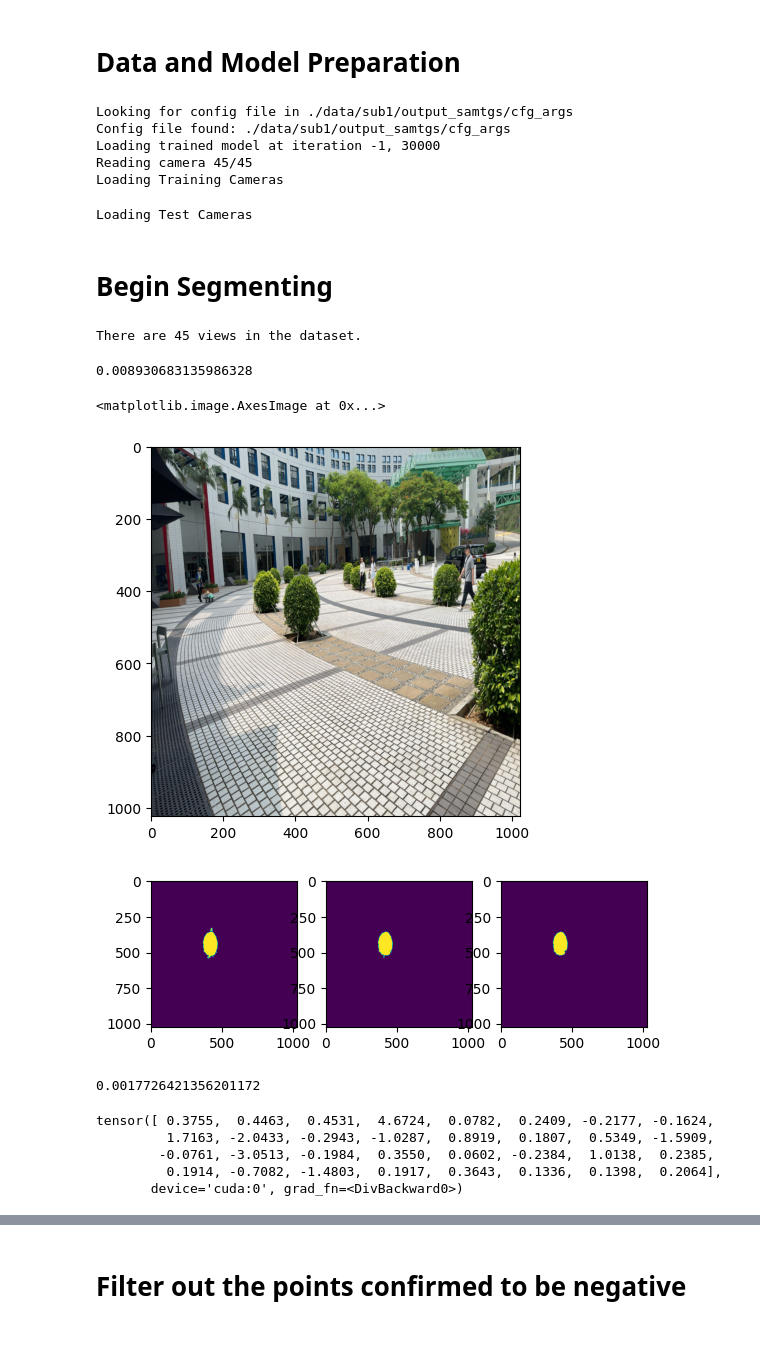
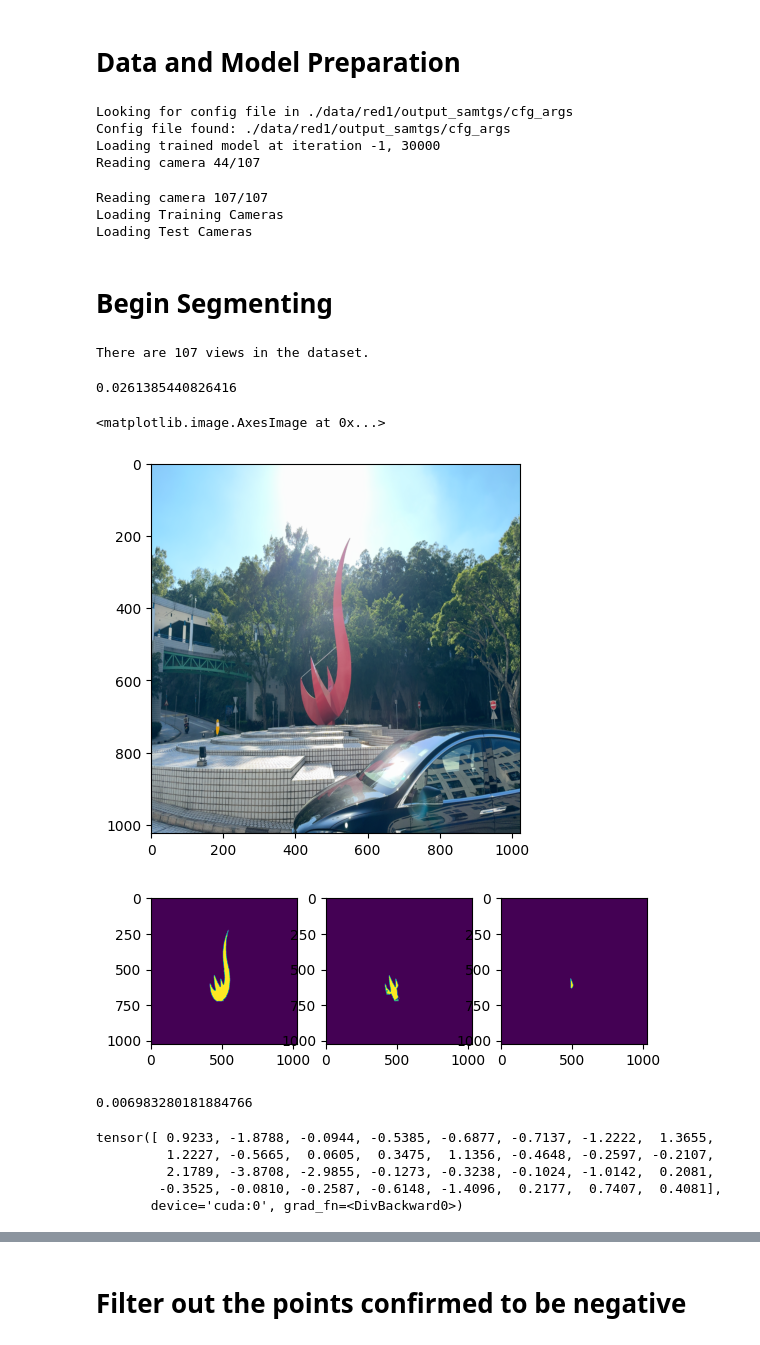
Before and after one commit to siyanhu/SegAnyGAussians, a Jupyter notebook: prompt_segmenting.ipynb, the cells around one changed output, grey strips where cells are left out. Cells and saved outputs as stored; diff of their text form; code cells hidden in the pictures.

Commit message:
add some scripts for different datasets

```diff
--- a/prompt_segmenting.ipynb
+++ b/prompt_segmenting.ipynb
@@ -244,12 +244,12 @@ def postprocess_growing(original_pcd, point_colors, seed_pcd, seed_point_colors,
 import os
 FEATURE_DIM = 32
 
-DATA_ROOT = './data/sub1'
+DATA_ROOT = './data/red1'
 # the model path, same to the --model_path in the training, after train_scene.py this folder will be created but named randomly
-MODEL_PATH = './data/sub1/output_samtgs'
+MODEL_PATH = './data/red1/output_samtgs'
 # 'lego_real_night_radial'
 SPIN_SCENE_NAME = 'HKUST'
-NVOS_SCENE_NAME = 'sub1'
+NVOS_SCENE_NAME = 'red1'
 FEATURE_GAUSSIAN_ITERATION = 30000
 
 SAM_PROJ_PATH = os.path.join(MODEL_PATH, f'point_cloud/iteration_{str(FEATURE_GAUSSIAN_ITERATION)}/sam_proj.pt')
@@ -304,11 +304,12 @@ scene = Scene(dataset, None, feature_gaussians, load_iteration=-1, feature_load_
 xyz = feature_gaussians.get_xyz
 point_features = feature_gaussians.get_point_features.cuda()
 # %% [output]
-Looking for config file in ./data/sub1/output_samtgs/cfg_args
-Config file found: ./data/sub1/output_samtgs/cfg_args
+Looking for config file in ./data/red1/output_samtgs/cfg_args
+Config file found: ./data/red1/output_samtgs/cfg_args
 Loading trained model at iteration -1, 30000
-Reading camera 45/45
-Loading Training Cameras
+Reading camera 44/107
+Reading camera 107/107
+Loading Training Cameras
 Loading Test Cameras
 # %%
 model_type = SAM_ARCH
@@ -320,7 +321,7 @@ predictor = SamPredictor(sam)
 cameras = scene.getTrainCameras()
 print("There are",len(cameras),"views in the dataset.")
 # %% [output]
-There are 45 views in the dataset.
+There are 107 views in the dataset.
 # %%
 ref_img_camera_id = 34
 mask_img_camera_id = 34
@@ -343,9 +344,9 @@ H, W = sam_feature.shape[-2:]
 print(time1)
 plt.imshow(img)
 # %% [output]
-0.008930683135986328
+0.0261385440826416
 <matplotlib.image.AxesImage at 0x...>
-[figure, old version]
+[figure, new version]
 # %%
 # input_point = np.array([[820, 580], [400, 500]])
 # input_point = np.array([[300, 400], [600, 700]])
@@ -357,35 +358,35 @@ plt.imshow(img)
 # kitchen part
 # input_point = np.array([[600, 620]])
 # chesstable
 # input_point = np.array([[400, 600], [400, 800], [280, 650]])
 # garden
 # input_point = np.array([[520, 400], [550, 300]])
 
 # input_point = np.array([[800, 900]])
 
-input_point = np.array([[400, 400]])
+input_point = np.array([[500, 600]])
 input_label = np.ones(len(input_point))
 
 with torch.no_grad():
     vanilla_masks, scores, logits = predictor.predict(
         point_coords=input_point,
         point_labels=input_label,
         multimask_output=True,
     )
 
 
 plt.subplot(1,3,1)
 plt.imshow(vanilla_masks[0])
 plt.subplot(1,3,2)
 plt.imshow(vanilla_masks[1])
 plt.subplot(1,3,3)
 plt.imshow(vanilla_masks[2])
 
 masks = torch.nn.functional.interpolate(torch.from_numpy(vanilla_masks).float().unsqueeze(0), (64,64), mode='bilinear').squeeze(0).cuda()
 masks[masks > 0.5] = 1
 masks[masks != 1] = 0
 # %% [output]
-[figure, old version]
+[figure, new version]
 # %%
 mask_id = 0
 origin_ref_mask = torch.tensor(vanilla_masks[mask_id]).float().cuda()
@@ -416,11 +417,11 @@ print(time2)
 
 mask_pooling_prototype
 # %% [output]
-0.0017726421356201172
+0.006983280181884766
-tensor([ 0.3755,  0.4463,  0.4531,  4.6724,  0.0782,  0.2409, -0.2177, -0.1624,
-         1.7163, -2.0433, -0.2943, -1.0287,  0.8919,  0.1807,  0.5349, -1.5909,
-        -0.0761, -3.0513, -0.1984,  0.3550,  0.0602, -0.2384,  1.0138,  0.2385,
-         0.1914, -0.7082, -1.4803,  0.1917,  0.3643,  0.1336,  0.1398,  0.2064],
+tensor([ 0.9233, -1.8788, -0.0944, -0.5385, -0.6877, -0.7137, -1.2222,  1.3655,
+         1.2227, -0.5665,  0.0605,  0.3475,  1.1356, -0.4648, -0.2597, -0.2107,
+         2.1789, -3.8708, -2.9855, -0.1273, -0.3238, -0.1024, -1.0142,  0.2081,
+        -0.3525, -0.0810, -0.2587, -0.6148, -1.4096,  0.2177,  0.7407,  0.4081],
        device='cuda:0', grad_fn=<DivBackward0>)
 # %%
 import kmeans_pytorch
```
Also changed, not shown: parts of 6 cells of this notebook, 8 other files.
